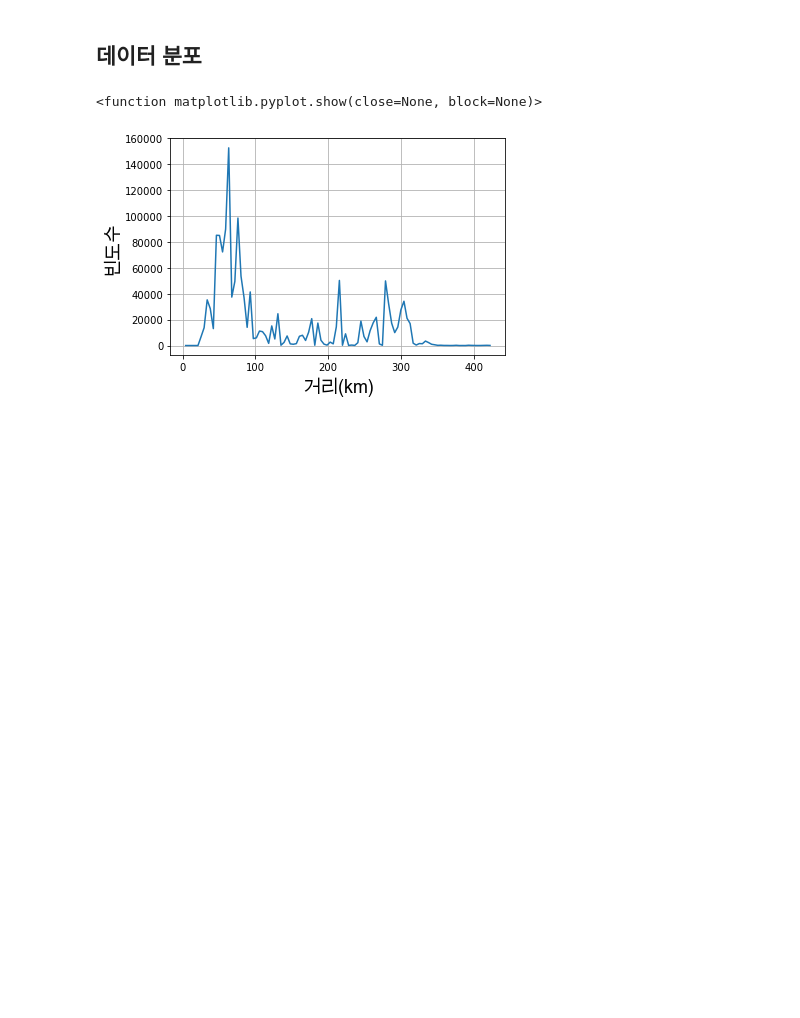
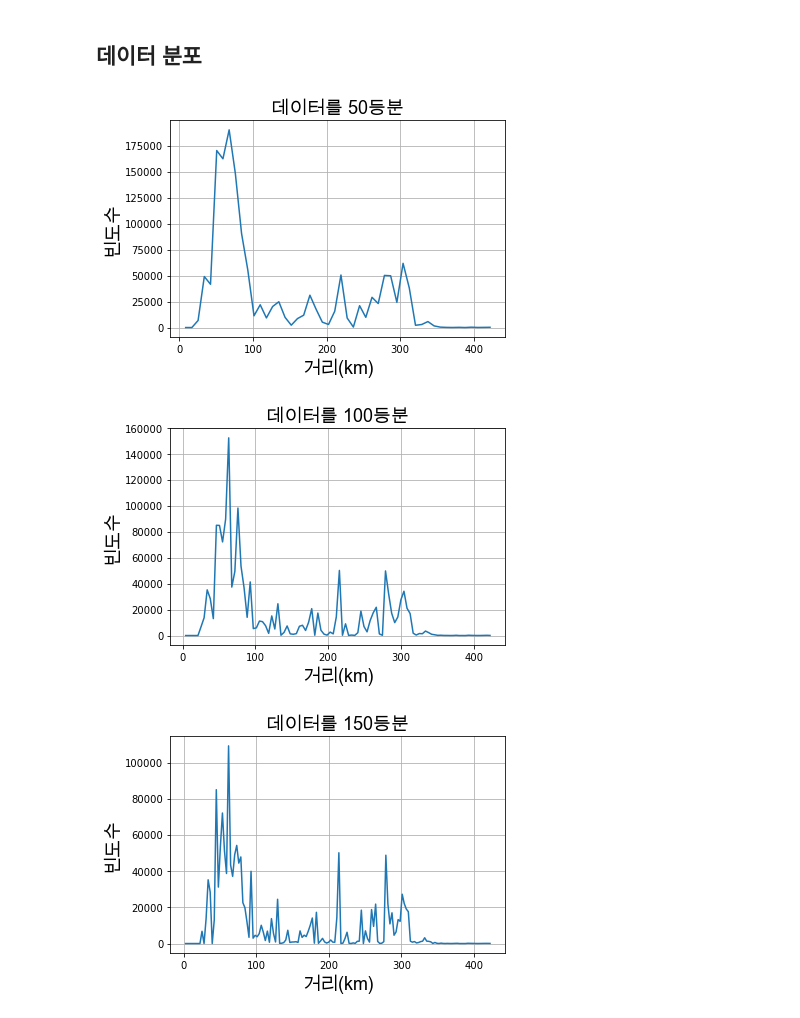
Before and after one commit to GeonHyeock/2021_Second_semester, a Jupyter notebook: Inbig_project/주소거리계산2.ipynb, the cells around one changed output. Drawn from its saved outputs; the diff is of its cells as text; code cells hidden in the pictures; blank space fills up the shorter version.

```diff
--- a/Inbig_project/주소거리계산2.ipynb
+++ b/Inbig_project/주소거리계산2.ipynb
@@ -228,15 +222,18 @@ FC_plot = FC_order_distance[FC_order_distance < IQR_max] # outlier 갯수 : 9075
 # %% [markdown]
 ## 데이터 분포
 # %%
-plot_x = np.linspace(0,np.max(FC_plot),101) # 구간을 100등분
-Y,X = np.histogram(FC_plot,plot_x)
-plt.xlabel("거리(km)", fontproperties=fontprop)
-plt.ylabel("빈도수", fontproperties=fontprop)
-ax = plt.axes()
-ax.yaxis.grid()
-ax.xaxis.grid()
-plt.plot(X[1:],Y)
-plt.show
+for i in range(51,161,50):
+    plot_x = np.linspace(0,np.max(FC_plot),i) # 구간을 100등분
+    Y,X = np.histogram(FC_plot,plot_x)
+    plt.title("데이터를 {}등분".format(i-1), fontproperties=fontprop)
+    plt.xlabel("거리(km)", fontproperties=fontprop)
+    plt.ylabel("빈도수", fontproperties=fontprop)
+    ax = plt.axes()
+    ax.yaxis.grid()
+    ax.xaxis.grid()
+    plt.plot(X[1:],Y)
+    plt.show()
 # %% [output]
-<function matplotlib.pyplot.show(close=None, block=None)>
-[figure, old version]
+[figure, new version]
+[figure, added]
+[figure, added]
```
Also changed, not shown: parts of 2 cells of this notebook.
